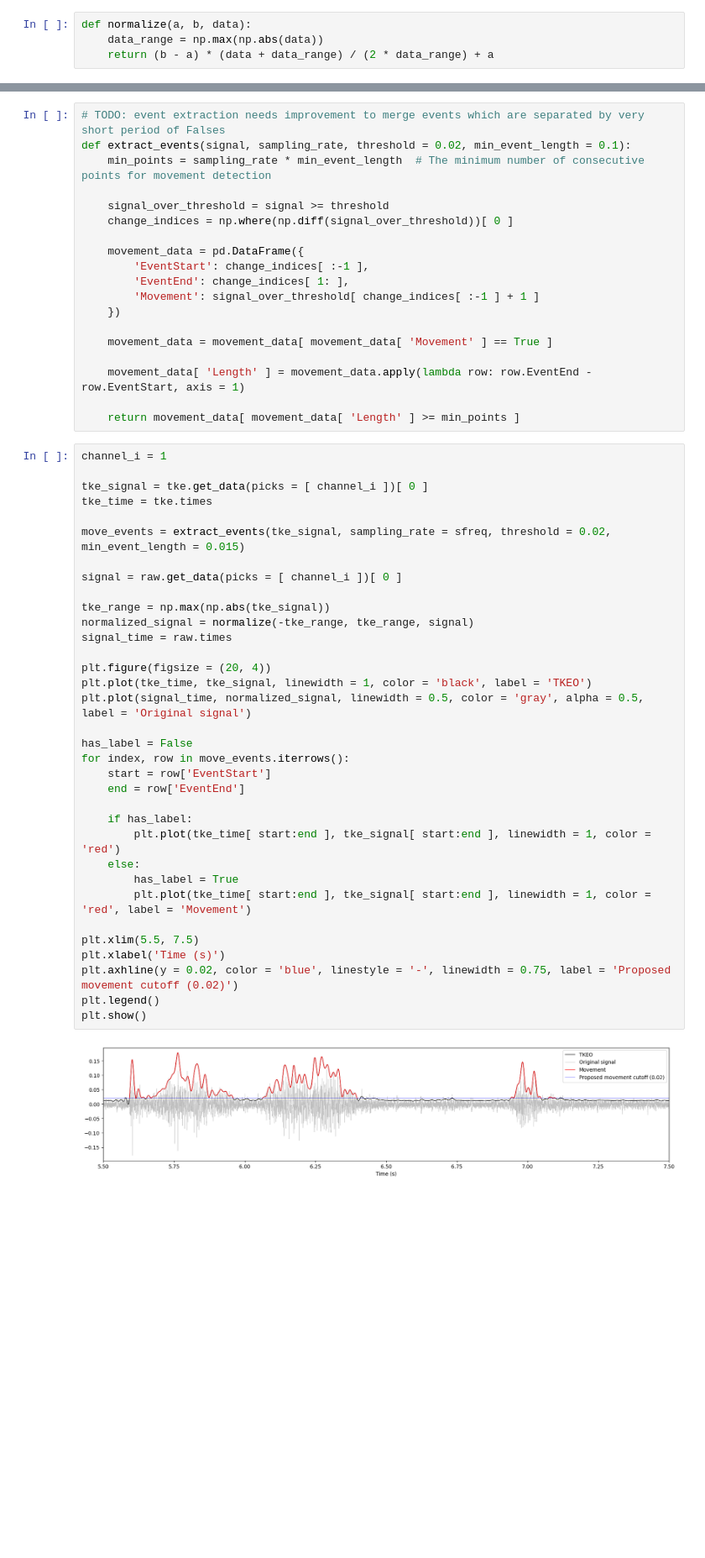
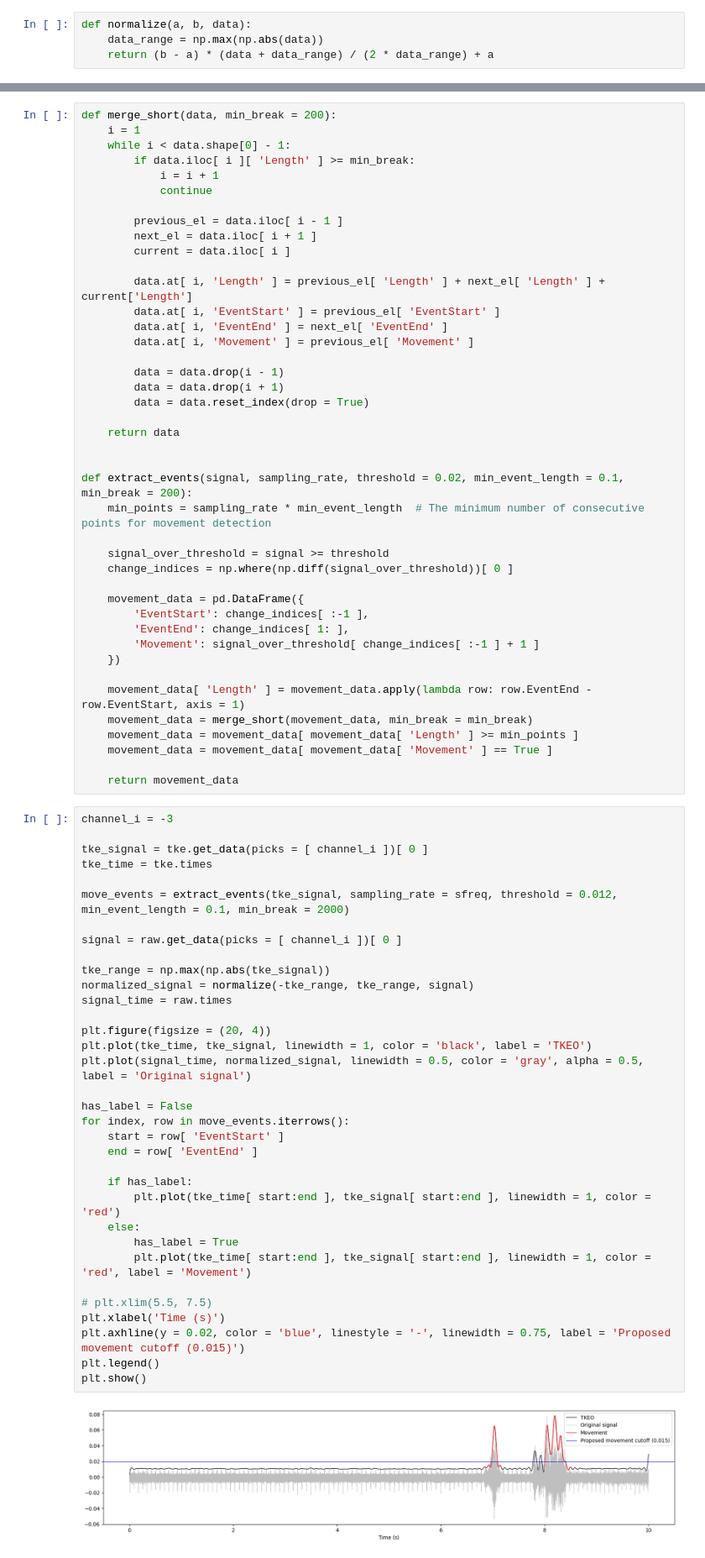
Before and after one commit to kerseviciute/spontaneous-movement, a Jupyter notebook: emg.ipynb, the cells around one changed output, grey strips where cells are left out. Shown at 84% size. Drawn from its saved outputs; the diff is of its cells as text; blank space fills up the shorter version.

Commit message:
Merge events separated by short time periods.

```diff
--- a/emg.ipynb
+++ b/emg.ipynb
@@ -229,6 +229,28 @@ plt.show()
 # %%
-# TODO: event extraction needs improvement to merge events which are separated by very short period of Falses
-def extract_events(signal, sampling_rate, threshold = 0.02, min_event_length = 0.1):
+def merge_short(data, min_break = 200):
+    i = 1
+    while i < data.shape[0] - 1:
+        if data.iloc[ i ][ 'Length' ] >= min_break:
+            i = i + 1
+            continue
+
+        previous_el = data.iloc[ i - 1 ]
+        next_el = data.iloc[ i + 1 ]
+        current = data.iloc[ i ]
+
+        data.at[ i, 'Length' ] = previous_el[ 'Length' ] + next_el[ 'Length' ] + current['Length']
+        data.at[ i, 'EventStart' ] = previous_el[ 'EventStart' ]
+        data.at[ i, 'EventEnd' ] = next_el[ 'EventEnd' ]
+        data.at[ i, 'Movement' ] = previous_el[ 'Movement' ]
+
+        data = data.drop(i - 1)
+        data = data.drop(i + 1)
+        data = data.reset_index(drop = True)
+
+    return data
+
+
+def extract_events(signal, sampling_rate, threshold = 0.02, min_event_length = 0.1, min_break = 200):
     min_points = sampling_rate * min_event_length  # The minimum number of consecutive points for movement detection
 
     signal_over_threshold = signal >= threshold
@@ -240,47 +262,48 @@ def extract_events(signal, sampling_rate, threshold = 0.02, min_event_length = 0
         'Movement': signal_over_threshold[ change_indices[ :-1 ] + 1 ]
     })
 
+    movement_data[ 'Length' ] = movement_data.apply(lambda row: row.EventEnd - row.EventStart, axis = 1)
+    movement_data = merge_short(movement_data, min_break = min_break)
+    movement_data = movement_data[ movement_data[ 'Length' ] >= min_points ]
     movement_data = movement_data[ movement_data[ 'Movement' ] == True ]
 
-    movement_data[ 'Length' ] = movement_data.apply(lambda row: row.EventEnd - row.EventStart, axis = 1)
-
-    return movement_data[ movement_data[ 'Length' ] >= min_points ]
+    return movement_data
 # %%
-channel_i = 1
+channel_i = -3
 
 tke_signal = tke.get_data(picks = [ channel_i ])[ 0 ]
 tke_time = tke.times
 
-move_events = extract_events(tke_signal, sampling_rate = sfreq, threshold = 0.02, min_event_length = 0.015)
+move_events = extract_events(tke_signal, sampling_rate = sfreq, threshold = 0.012, min_event_length = 0.1, min_break = 2000)
 
 signal = raw.get_data(picks = [ channel_i ])[ 0 ]
 
 tke_range = np.max(np.abs(tke_signal))
 normalized_signal = normalize(-tke_range, tke_range, signal)
 signal_time = raw.times
 
 plt.figure(figsize = (20, 4))
 plt.plot(tke_time, tke_signal, linewidth = 1, color = 'black', label = 'TKEO')
 plt.plot(signal_time, normalized_signal, linewidth = 0.5, color = 'gray', alpha = 0.5, label = 'Original signal')
 
 has_label = False
 for index, row in move_events.iterrows():
-    start = row['EventStart']
-    end = row['EventEnd']
+    start = row[ 'EventStart' ]
+    end = row[ 'EventEnd' ]
 
     if has_label:
         plt.plot(tke_time[ start:end ], tke_signal[ start:end ], linewidth = 1, color = 'red')
     else:
         has_label = True
         plt.plot(tke_time[ start:end ], tke_signal[ start:end ], linewidth = 1, color = 'red', label = 'Movement')
 
-plt.xlim(5.5, 7.5)
+# plt.xlim(5.5, 7.5)
 plt.xlabel('Time (s)')
-plt.axhline(y = 0.02, color = 'blue', linestyle = '-', linewidth = 0.75, label = 'Proposed movement cutoff (0.02)')
+plt.axhline(y = 0.02, color = 'blue', linestyle = '-', linewidth = 0.75, label = 'Proposed movement cutoff (0.015)')
 plt.legend()
 plt.show()
 # %% [output]
-[figure, old version]
+[figure, new version]
 # %%
 figure, axes = plt.subplots(nrows = len(channels), figsize = (20, 0.5 * len(channels)))
 plt.subplots_adjust(
```
Also changed, not shown: parts of 8 cells of this notebook.
